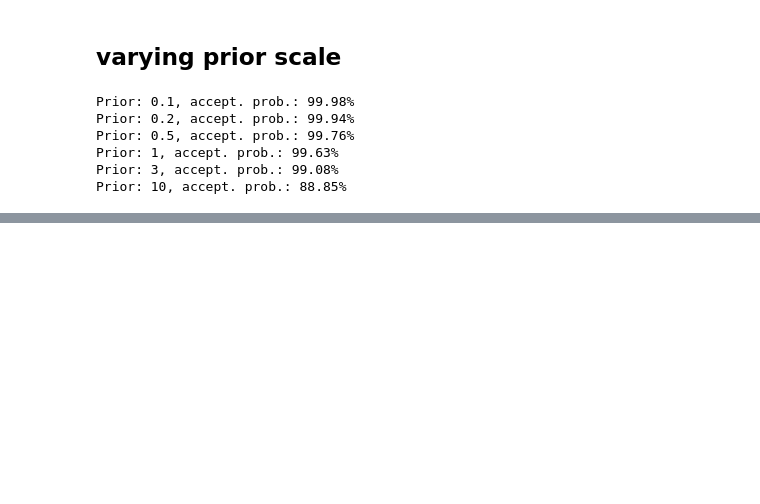
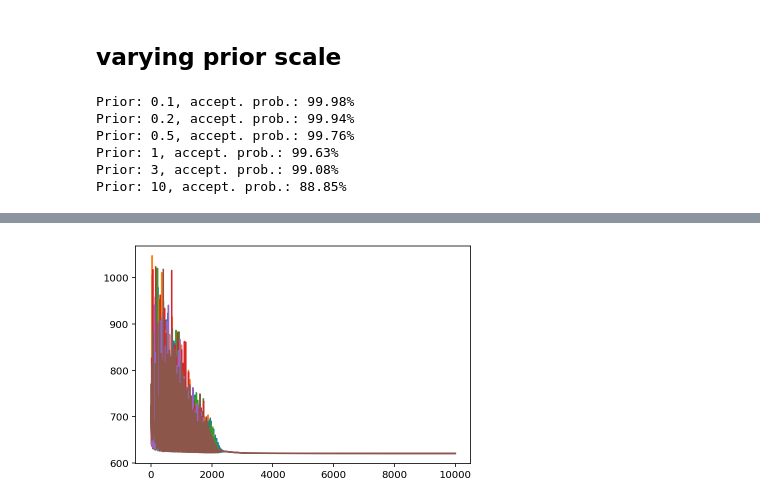
Before and after one commit to martin-marek/bnn-project, a Jupyter notebook: notebooks/1d_regression.ipynb, the cells around one changed output, grey strips where cells are left out. Cells and saved outputs as stored; diff of their text form; code cells hidden in the pictures; blank space fills up the shorter version.

```diff
--- a/notebooks/1d_regression.ipynb
+++ b/notebooks/1d_regression.ipynb
@@ -328,0 +335,6 @@ plt.show()
+# %%
+%%time
+ens_size = 6
+key = jax.random.PRNGKey(1)
+chain_ens = 0.22*jax.random.normal(key, [ens_size, n_params])
+chain_ens, loss_history, ens_params_history = train_ensamble(log_posterior_fn, chain_ens, n_epochs, lr_start, lr_stop)
@@ -328,0 +344,5 @@ plt.show()
+# %%
+for i in range(ens_size):
+    plt.plot(loss_history[i])
+# %% [output]
+[figure, added]
```
Also changed, not shown: parts of 22 cells of this notebook, 7 other files.
